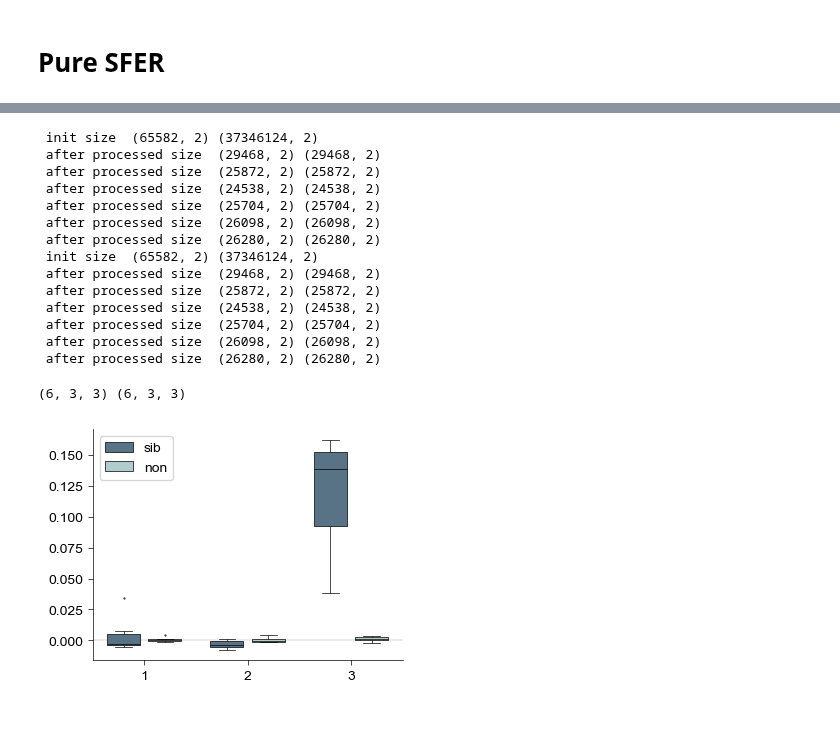
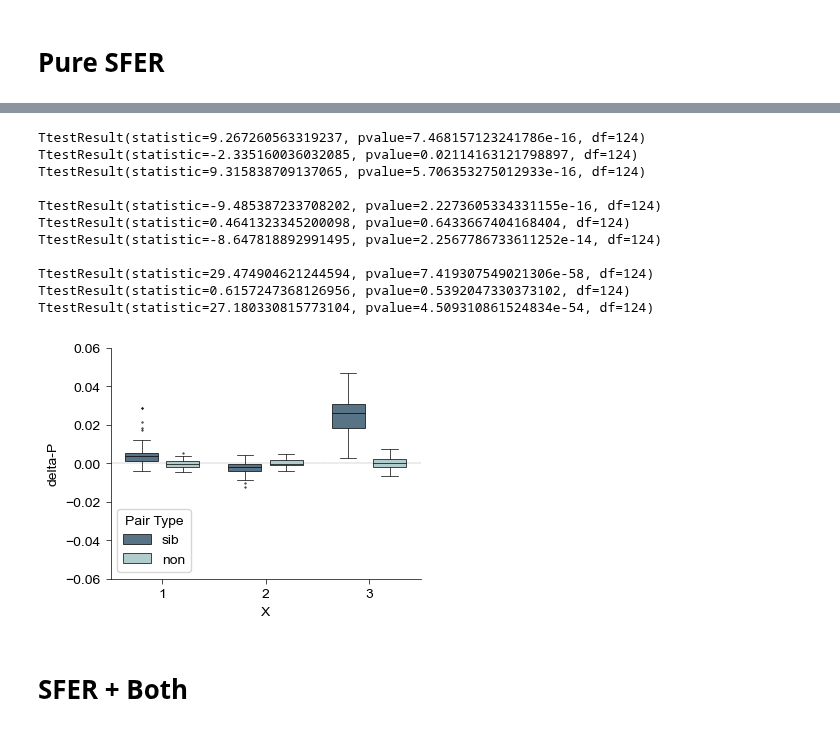
Before and after one commit to YAO-Shuyang/PlotFigures, a Jupyter notebook: Field Analysis/Fig0349 - Simulated Coordination.ipynb, the cells around one changed output, grey strips where cells are left out. Saved outputs shown, nothing was run; the diff lists cells and outputs as text; code cells hidden in the pictures.

```diff
--- a/Field Analysis/Fig0349 - Simulated Coordination.ipynb
+++ b/Field Analysis/Fig0349 - Simulated Coordination.ipynb
@@ -435,59 +429,45 @@ sib_field_pairs.shape, non_field_pairs.shape
-# %%
-session, mat = compute_joint_probability_matrix(
-            SFER.field_reg.astype(np.float64).T,
-            SFER.field_info,
-            dim=2,
-            return_item='sib',
-            field_centers=SFER.field_pos,
-            sib_field_pairs=sib_field_pairs,
-            non_field_pairs=non_field_pairs
-)
-session, mat2 = compute_joint_probability_matrix(
-            SFER.field_reg.astype(np.float64).T,
-            SFER.field_info,
-            dim=2,
-            return_item='non',
-            field_centers=SFER.field_pos,
-            sib_field_pairs=sib_field_pairs,
-            non_field_pairs=non_field_pairs
-)
-# %% [output]
- init size  (65582, 2) (37346124, 2)
- after processed size  (29468, 2) (29468, 2)
- after processed size  (25872, 2) (25872, 2)
- after processed size  (24538, 2) (24538, 2)
- after processed size  (25704, 2) (25704, 2)
- after processed size  (26098, 2) (26098, 2)
- after processed size  (26280, 2) (26280, 2)
- init size  (65582, 2) (37346124, 2)
- after processed size  (29468, 2) (29468, 2)
- after processed size  (25872, 2) (25872, 2)
- after processed size  (24538, 2) (24538, 2)
- after processed size  (25704, 2) (25704, 2)
- after processed size  (26098, 2) (26098, 2)
- after processed size  (26280, 2) (26280, 2)
 # %%
-print(mat.shape, mat2.shape)
-t = np.concatenate([np.arange(6)] * 3)
-x = np.concatenate([np.repeat(1, 6), np.repeat(2, 6), np.repeat(3, 6)])
-y1 = np.concatenate([mat[:, 0, 0], mat[:, 1, 1], mat[:, 2, 2]])
-y2 = np.concatenate([mat2[:, 0, 0], mat2[:, 1, 1], mat2[:, 2, 2]])
+idx = np.where(Data['Model Type'] == 'SFER Corrected 2')[0]
+SubData = SubDict(Data, Data.keys(), idx)
 fig = plt.figure(figsize=(4,3))
 ax = Clear_Axes(plt.axes(), close_spines=['top', 'right'], ifxticks=True, ifyticks=True)
 ax.axhline(0, color='k', linestyle='--', linewidth=0.15)
 sns.boxplot(
-    x = np.concatenate([x, x]),
-    y = np.concatenate([y1, y2]),
-    hue = np.concatenate([np.repeat('sib', 18), np.repeat('non', 18)]),
+    x = 'X',
+    y = 'delta-P',
+    hue = 'Pair Type',
     palette=['#4F758D', '#ABD0D1'],
+    data=SubData,
     ax = ax,
     linecolor='black',
     linewidth=0.5,
     gap=0.2,
     flierprops={'markersize': 0.5},
 )
-plt.savefig(join(loc, "SFER + intrinsic stability.png"), dpi=600)
-plt.savefig(join(loc, "SFER + intrinsic stability.svg"), dpi=600)
+ax.set_ylim([-0.06, 0.06])
+plt.savefig(join(loc, "SFER + Fluctuation.png"), dpi=600)
+plt.savefig(join(loc, "SFER + Fluctuation.svg"), dpi=600)
+
+for x in np.arange(1, 4):
+    idx1 = np.where((SubData['X'] == x)&(SubData['Pair Type'] == 'sib'))[0]
+    idx2 = np.where((SubData['X'] == x)&(SubData['Pair Type'] == 'non'))[0]
+
+    print(ttest_1samp(SubData['delta-P'][idx1], 0))
+    print(ttest_1samp(SubData['delta-P'][idx2], 0))
+    print(ttest_rel(SubData['delta-P'][idx1], SubData['delta-P'][idx2]))
+    print()
 # %% [output]
-(6, 3, 3) (6, 3, 3)
+TtestResult(statistic=9.267260563319237, pvalue=7.468157123241786e-16, df=124)
+TtestResult(statistic=-2.335160036032085, pvalue=0.02114163121798897, df=124)
+TtestResult(statistic=9.315838709137065, pvalue=5.706353275012933e-16, df=124)
+
+TtestResult(statistic=-9.485387233708202, pvalue=2.2273605334331155e-16, df=124)
+TtestResult(statistic=0.4641323345200098, pvalue=0.6433667404168404, df=124)
+TtestResult(statistic=-8.647818892991495, pvalue=2.2567786733611252e-14, df=124)
+
+TtestResult(statistic=29.474904621244594, pvalue=7.419307549021306e-58, df=124)
+TtestResult(statistic=0.6157247368126956, pvalue=0.5392047330373102, df=124)
+TtestResult(statistic=27.180330815773104, pvalue=4.509310861524834e-54, df=124)
-[figure, old version]
+[figure, new version]
+# %% [markdown]
+# SFER + Both
```
Also changed, not shown: parts of 13 cells of this notebook, 5 other files.
